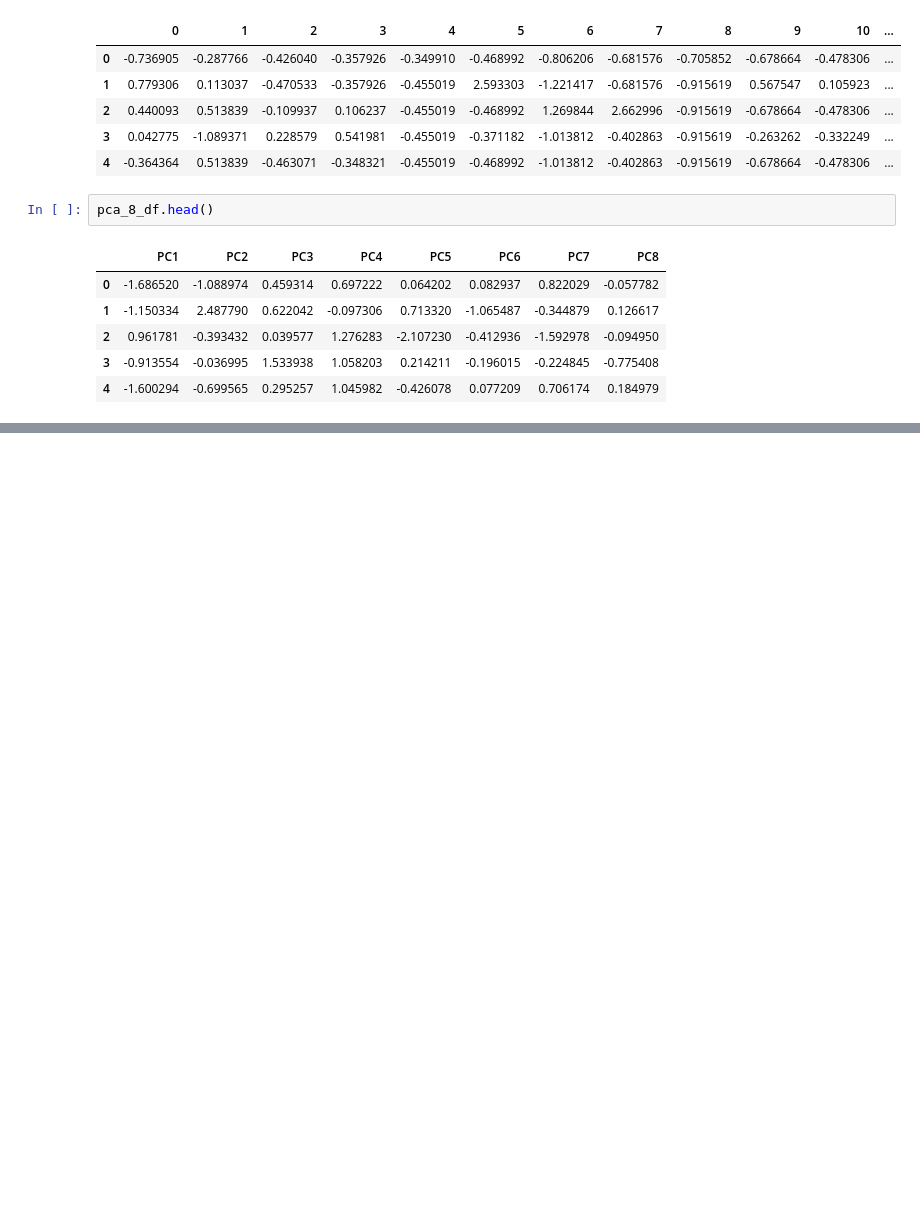
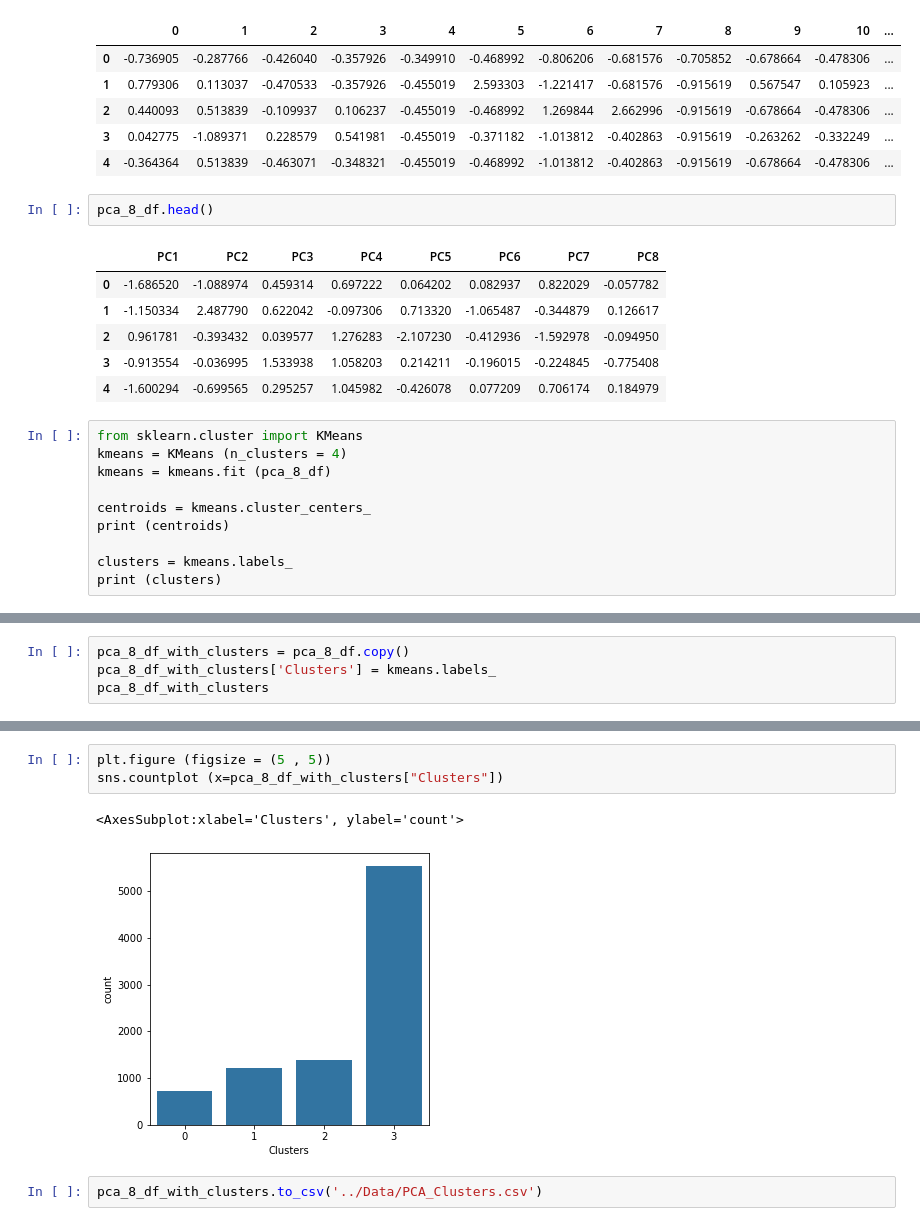
Before and after one commit to Morshedy22/Data-Mining-Project, a Jupyter notebook: Code/KMeansWithPCA.ipynb, the cells around one changed output, grey strips where cells are left out. Saved outputs shown, nothing was run; the diff lists cells and outputs as text; blank space fills up the shorter version.

Commit message:
added pca clusters

```diff
--- a/Code/KMeansWithPCA.ipynb
+++ b/Code/KMeansWithPCA.ipynb
@@ -223,3 +225,13 @@ pca_8_df.head()
 | 2 | 0.961781 | -0.393432 | 0.039577 | 1.276283 | -2.107230 | -0.412936 | -1.592978 | -0.094950 |
 | 3 | -0.913554 | -0.036995 | 1.533938 | 1.058203 | 0.214211 | -0.196015 | -0.224845 | -0.775408 |
 | 4 | -1.600294 | -0.699565 | 0.295257 | 1.045982 | -0.426078 | 0.077209 | 0.706174 | 0.184979 |
+# %%
+from sklearn.cluster import KMeans
+kmeans = KMeans (n_clusters = 4)
+kmeans = kmeans.fit (pca_8_df)
+
+centroids = kmeans.cluster_centers_
+print (centroids)
+
+clusters = kmeans.labels_
+print (clusters)
@@ -225,0 +248,4 @@ pca_8_df.head()
+# %%
+pca_8_df_with_clusters = pca_8_df.copy()
+pca_8_df_with_clusters['Clusters'] = kmeans.labels_
+pca_8_df_with_clusters
@@ -225,0 +266,8 @@ pca_8_df.head()
+# %%
+plt.figure (figsize = (5 , 5))
+sns.countplot (x=pca_8_df_with_clusters["Clusters"])
+# %% [output]
+<AxesSubplot:xlabel='Clusters', ylabel='count'>
+[figure, added]
+# %%
+pca_8_df_with_clusters.to_csv('../Data/PCA_Clusters.csv')
```
Also changed, not shown: parts of 11 cells of this notebook, 1 other file.
